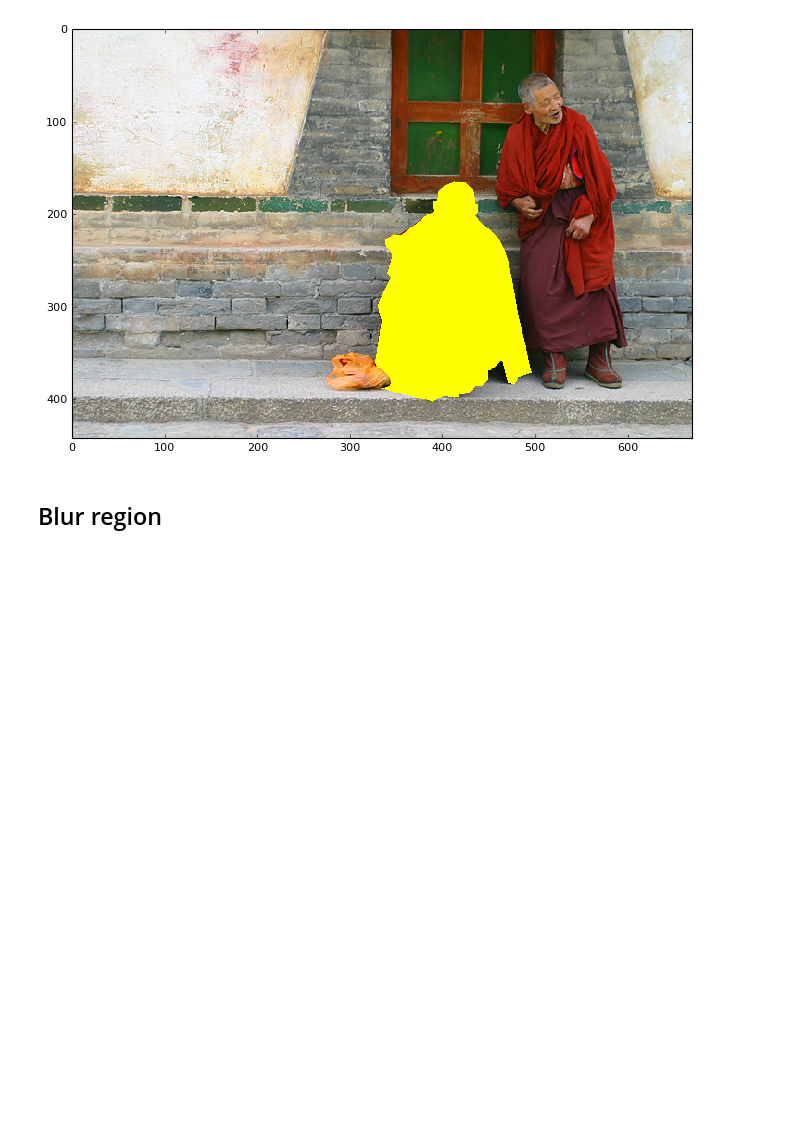
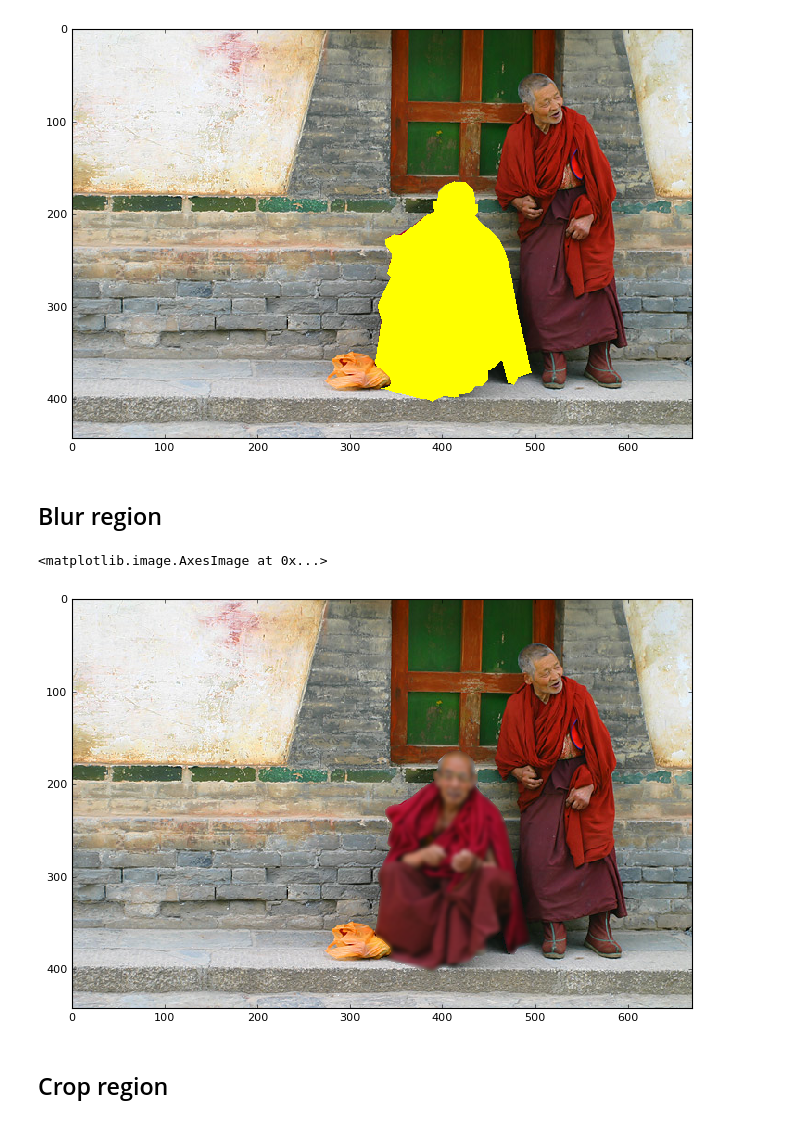
Before and after one commit to tribhuvanesh/visual_redactions, a Jupyter notebook: notebooks/2017-07-08-redaction-strategies.ipynb, the cells around one changed output. Saved outputs shown, nothing was run; the diff lists cells and outputs as text; code cells hidden in the pictures; blank space fills up the shorter version.

Commit message:
more redactions - blur, crops, sqaure crops

```diff
--- a/notebooks/2017-07-08-redaction-strategies.ipynb
+++ b/notebooks/2017-07-08-redaction-strategies.ipynb
@@ -136,5 +180,29 @@ plt.imshow(fill_region(im, poly))
 [figure]
 # %% [markdown]
 ## Blur region
-# %%
-def blur_region(org_im, poly):
+# %%
+def blur_region(org_im, poly, radius=2):
+    im = org_im.copy()
+
+    # Blur the entire image
+    blurred_image = im.filter(ImageFilter.GaussianBlur(radius=radius))
+    blurred_imArray = np.asarray(blurred_image)
+
+    # Generate a mask for the polygon
+    imArray = np.asarray(im).copy()
+    maskIm = Image.new('L', (imArray.shape[1], imArray.shape[0]), 0)
+    ImageDraw.Draw(maskIm).polygon(poly, outline=1, fill=1)
+    mask = np.array(maskIm)
+
+    # Copy this region from the blurred image on to the original
+    imArray[mask.astype(bool)] = blurred_imArray[mask.astype(bool)]
+
+    return imArray
+# %%
+plt.clf()
+plt.imshow(blur_region(im, poly, radius=2))
+# %% [output]
+<matplotlib.image.AxesImage at 0x...>
+[figure, added]
+# %% [markdown]
+## Crop region
```
Also changed, not shown: parts of 6 cells of this notebook, 3 other files.
